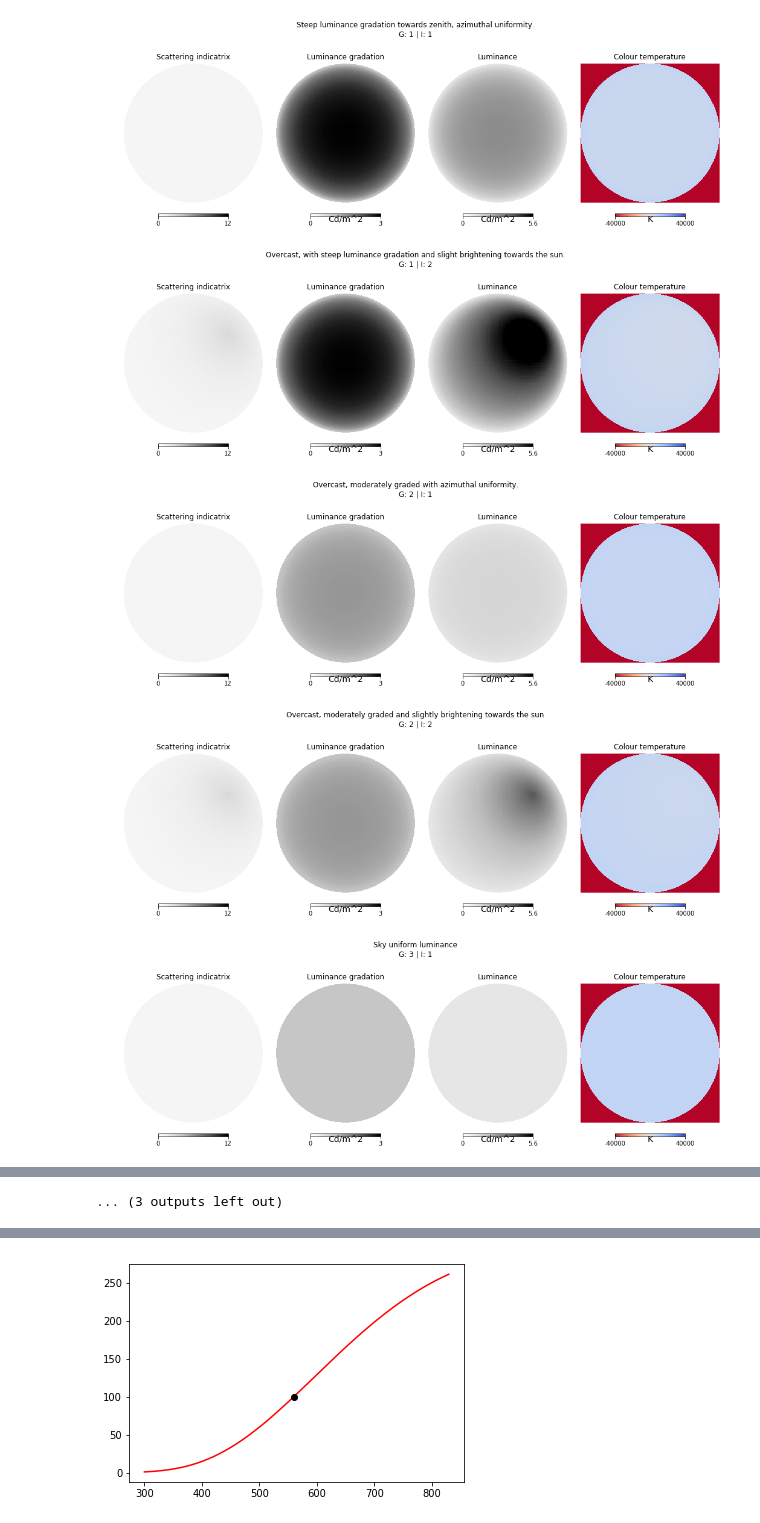
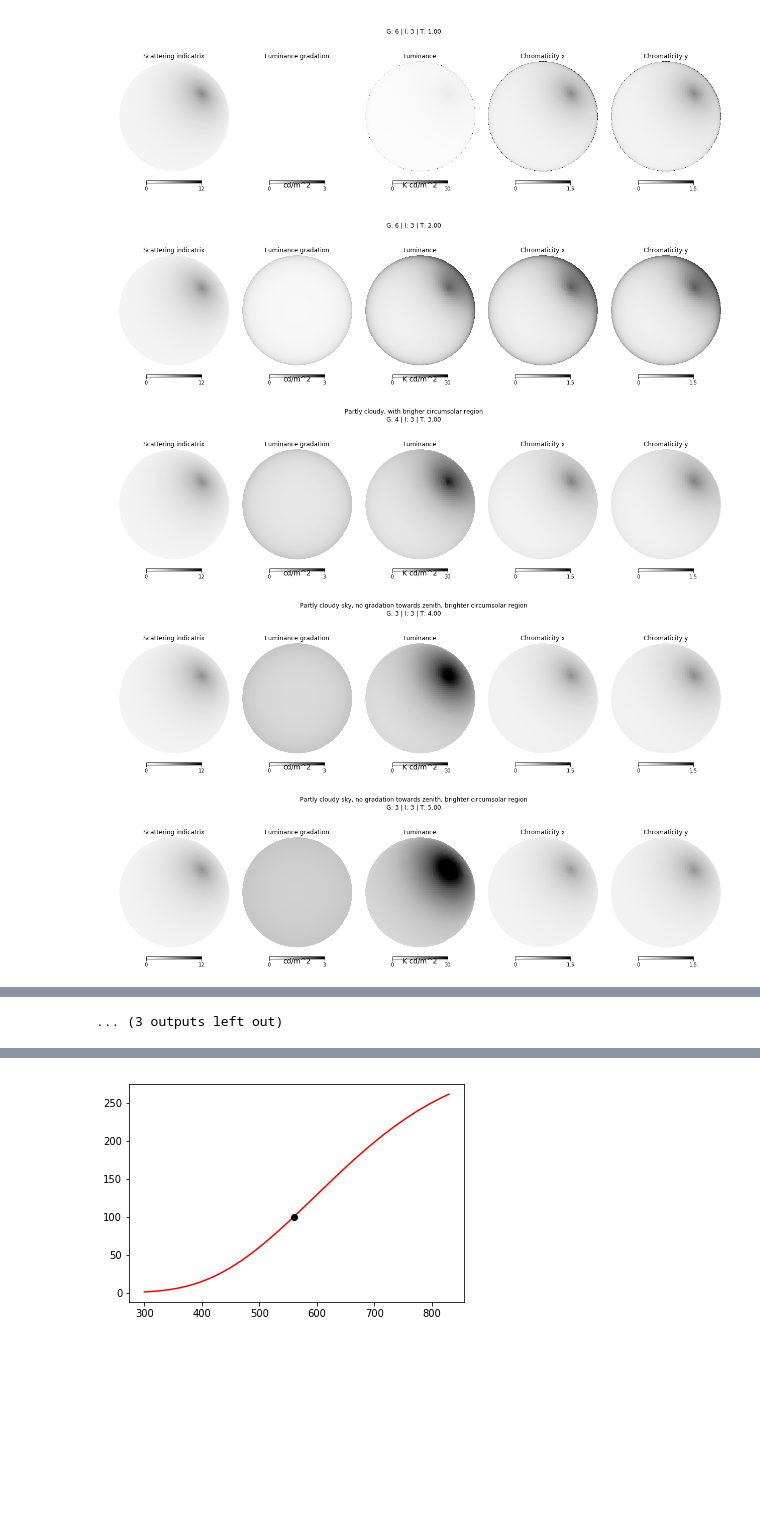
Before and after one commit to InsectRobotics/skylight, a Jupyter notebook: notebooks/sky-luminance.ipynb, the cells around one changed output, grey strips where cells are left out. Cells and saved outputs as stored; diff of their text form; code cells hidden in the pictures; blank space fills up the shorter version.

Commit message:
Create Chromaticity sky model

```diff
--- a/notebooks/sky-luminance.ipynb
+++ b/notebooks/sky-luminance.ipynb
@@ -10,15 +10,15 @@ from sky import *
 # %%
 %matplotlib inline
 
-for st in xrange(1, 16):
-    sky = SkyModel(sky_type=st)
+for tau in xrange(1, 16):
+    sky = ChromaticitySkyModel(turbidity=tau)
     sky.generate()
-    t = "%s\nG: %d | I: %d" % (sky.description[-1], sky.gradation, sky.indicatrix)
-    SkyModel.plot_luminance(sky=sky, fig=st, title=t)
+    t = "%s\nG: %d | I: %d | T: %0.2f" % (sky.description[-1], sky.gradation, sky.indicatrix, sky.turbidity)
+    sky.plot_luminance(sky=sky, fig=tau, title=t)
 plt.show()
 # %% [output]
-[figure, old version]
+[figure, new version]
-[figure, old version]
+[figure, new version]
-[figure, old version]
+[figure, new version]
-[figure, old version]
+[figure, new version]
-[figure, old version]
+[figure, new version]
```
Also changed, not shown: parts of 3 cells of this notebook, 9 other files.
